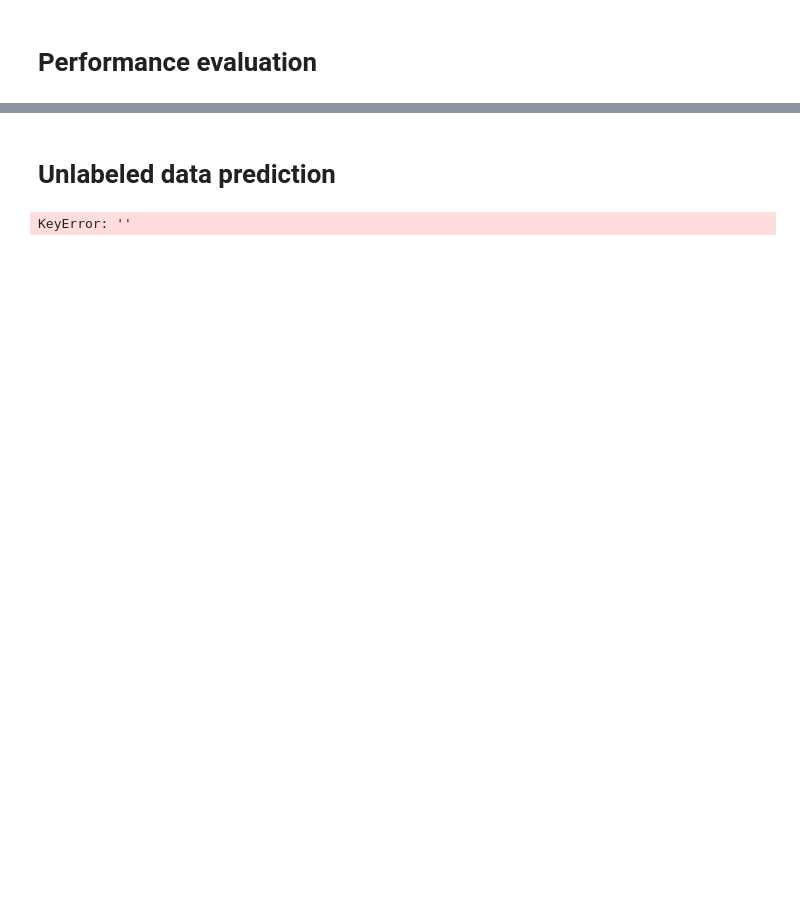
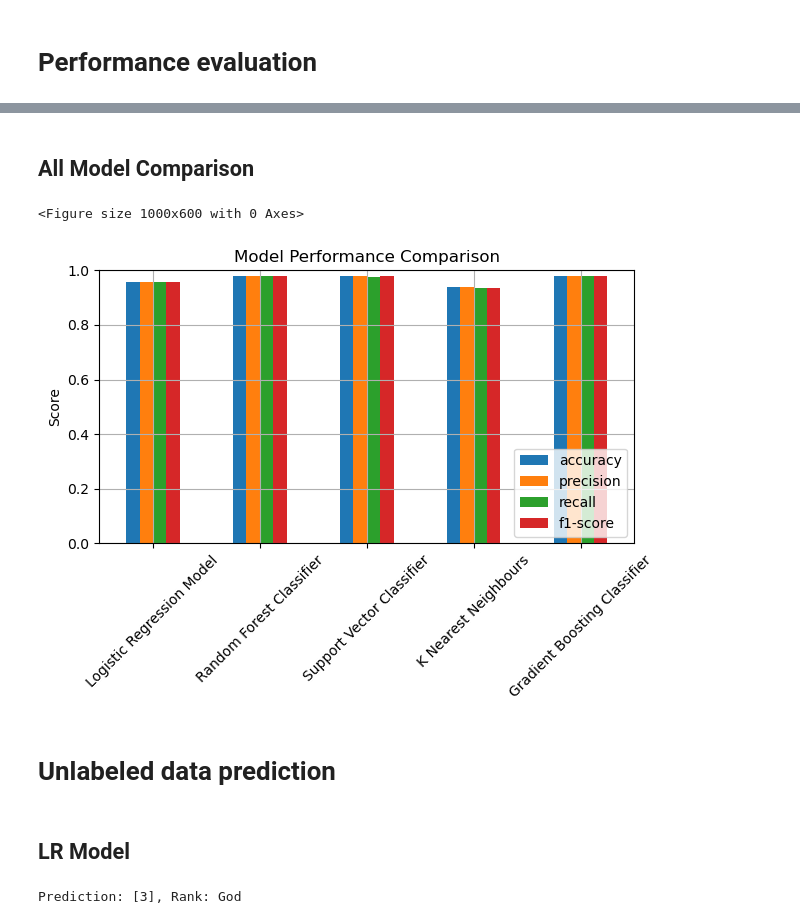
Before and after one commit to Epicmanpreet01/jojo-stand-ml, a Jupyter notebook: notebooks/supervisedPredictionModel.ipynb, the cells around one changed output, grey strips where cells are left out. Cells and saved outputs as stored; diff of their text form; code cells hidden in the pictures; blank space fills up the shorter version.

```diff
--- a/notebooks/supervisedPredictionModel.ipynb
+++ b/notebooks/supervisedPredictionModel.ipynb
@@ -251,3 +371,23 @@ weighted avg       0.98      0.98      0.98        48
+# %% [markdown]
+## All Model Comparison
+# %%
+# Convert result dict to pandas dataframe and transpose so models are rows
+df_results = pd.DataFrame(results).T
+
+# Plot bar graph to compare models based on each metric
+plt.figure(figsize=(10, 6))
+df_results.plot(kind='bar')
+plt.title('Model Performance Comparison')
+plt.ylabel('Score')
+plt.xticks(rotation=45)
+plt.ylim(0, 1)
+plt.legend(loc='lower right')
+plt.grid(True)
+plt.tight_layout()
+plt.show()
+# %% [output]
+<Figure size 1000x600 with 0 Axes>
+[figure, added]
 # %% [markdown]
 # Unlabeled data prediction
 # %%
@@ -274,7 +414,9 @@ rng = input('RNG: ').capitalize()
 per = input('PER: ').capitalize()
 prc = input('PRC: ').capitalize()
 dev = input('DEV: ').capitalize()
-
-detect_and_display(pwr,spd,rng,per,prc,dev)
-# %% [output]
-KeyError: ''
+# %% [markdown]
+## LR Model
+# %%
+detect_and_display(pwr,spd,rng,per,prc,dev, lr_model)
+# %% [output]
+Prediction: [3], Rank: God
```
Also changed, not shown: parts of 45 cells of this notebook, 1 other file.
